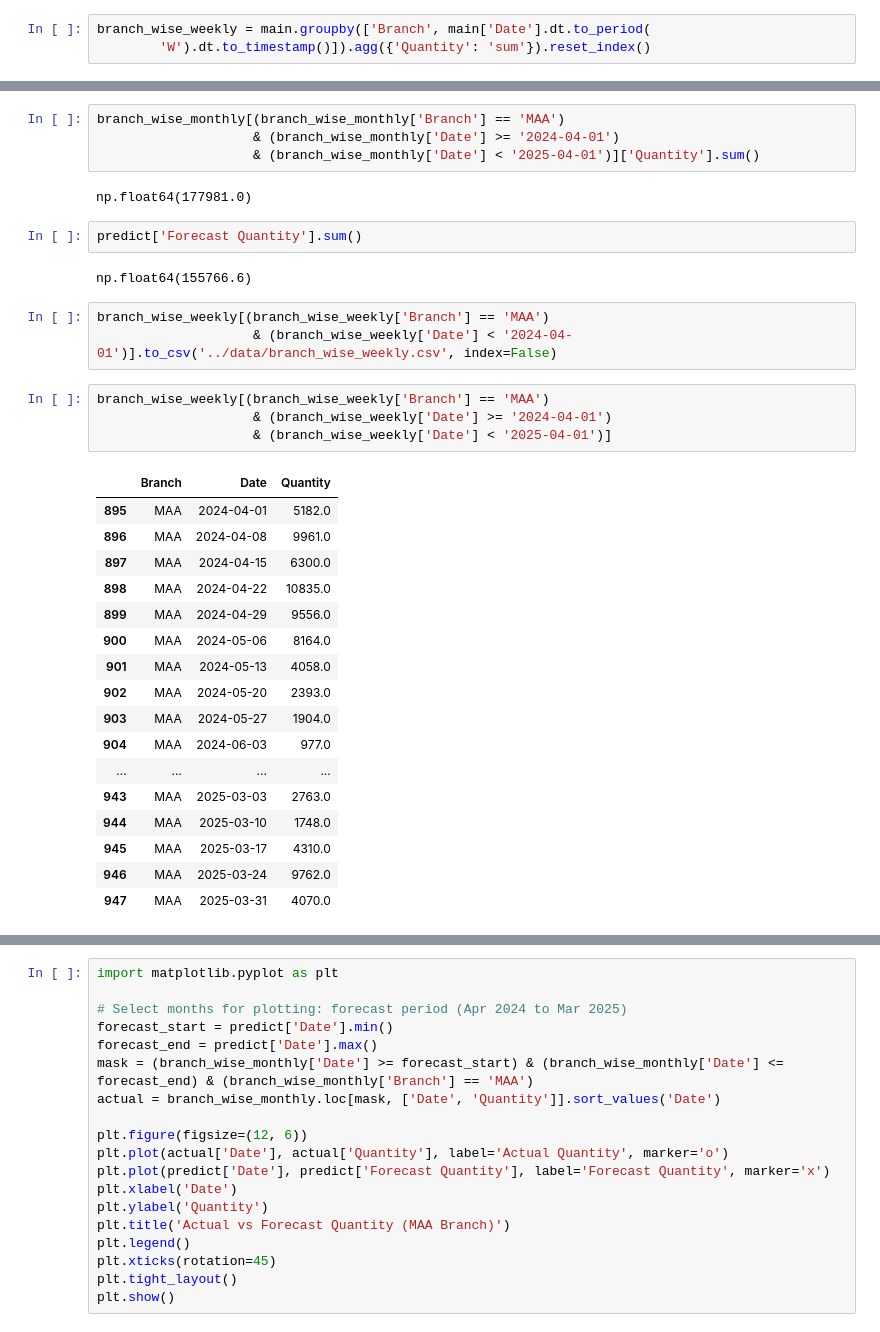
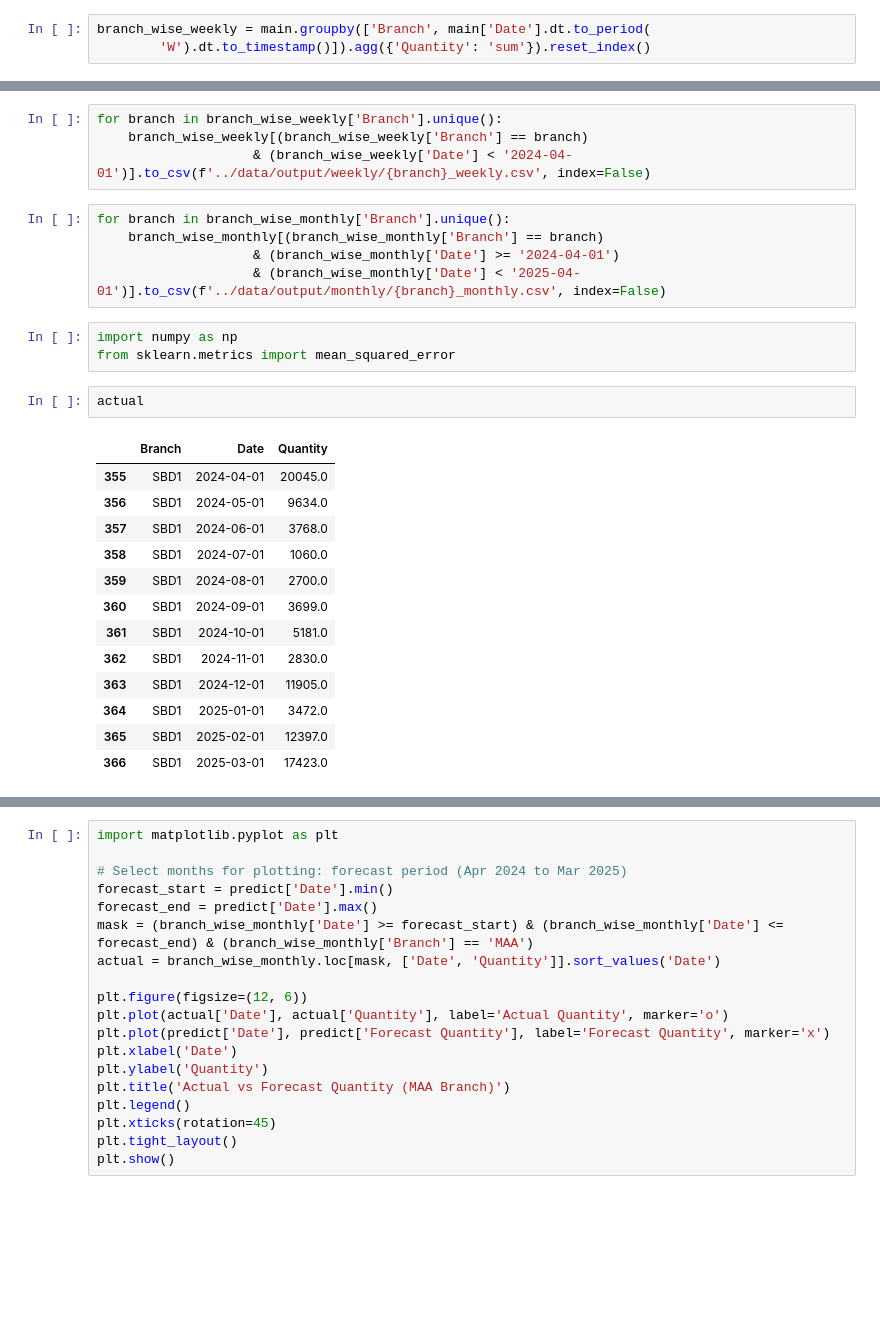
Before and after one commit to thesloppyguy/project_future_projection, a Jupyter notebook: rnd/FormulaWeight/1.ipynb, the cells around one changed output, grey strips where cells are left out. Cells and saved outputs as stored; diff of their text form; blank space fills up the shorter version.

```diff
--- a/rnd/FormulaWeight/1.ipynb
+++ b/rnd/FormulaWeight/1.ipynb
@@ -124,36 +113,29 @@ See the caveats in the documentation: https://pandas.pydata.org/pandas-docs/stab
-# %%
-branch_wise_monthly[(branch_wise_monthly['Branch'] == 'MAA')
-                    & (branch_wise_monthly['Date'] >= '2024-04-01')
-                    & (branch_wise_monthly['Date'] < '2025-04-01')]['Quantity'].sum()
-# %% [output]
-np.float64(177981.0)
-# %%
-predict['Forecast Quantity'].sum()
-# %% [output]
-np.float64(155766.6)
 # %%
-branch_wise_weekly[(branch_wise_weekly['Branch'] == 'MAA')
-                    & (branch_wise_weekly['Date'] < '2024-04-01')].to_csv('../data/branch_wise_weekly.csv', index=False)
+for branch in branch_wise_weekly['Branch'].unique():
+    branch_wise_weekly[(branch_wise_weekly['Branch'] == branch)
+                    & (branch_wise_weekly['Date'] < '2024-04-01')].to_csv(f'../data/output/weekly/{branch}_weekly.csv', index=False)
 # %%
-branch_wise_weekly[(branch_wise_weekly['Branch'] == 'MAA')
-                    & (branch_wise_weekly['Date'] >= '2024-04-01')
-                    & (branch_wise_weekly['Date'] < '2025-04-01')]
+for branch in branch_wise_monthly['Branch'].unique():
+    branch_wise_monthly[(branch_wise_monthly['Branch'] == branch)
+                    & (branch_wise_monthly['Date'] >= '2024-04-01')
+                    & (branch_wise_monthly['Date'] < '2025-04-01')].to_csv(f'../data/output/monthly/{branch}_monthly.csv', index=False)
-# %% [output]
-|  | Branch | Date | Quantity |
-| 895 | MAA | 2024-04-01 | 5182.0 |
-| 896 | MAA | 2024-04-08 | 9961.0 |
-| 897 | MAA | 2024-04-15 | 6300.0 |
-| 898 | MAA | 2024-04-22 | 10835.0 |
-| 899 | MAA | 2024-04-29 | 9556.0 |
-| 900 | MAA | 2024-05-06 | 8164.0 |
-| 901 | MAA | 2024-05-13 | 4058.0 |
-| 902 | MAA | 2024-05-20 | 2393.0 |
-| 903 | MAA | 2024-05-27 | 1904.0 |
-| 904 | MAA | 2024-06-03 | 977.0 |
-| ... | ... | ... | ... |
-| 943 | MAA | 2025-03-03 | 2763.0 |
-| 944 | MAA | 2025-03-10 | 1748.0 |
-| 945 | MAA | 2025-03-17 | 4310.0 |
-| 946 | MAA | 2025-03-24 | 9762.0 |
-| 947 | MAA | 2025-03-31 | 4070.0 |
+# %%
+import numpy as np
+from sklearn.metrics import mean_squared_error
+# %%
+actual
+# %% [output]
+|  | Branch | Date | Quantity |
+| 355 | SBD1 | 2024-04-01 | 20045.0 |
+| 356 | SBD1 | 2024-05-01 | 9634.0 |
+| 357 | SBD1 | 2024-06-01 | 3768.0 |
+| 358 | SBD1 | 2024-07-01 | 1060.0 |
+| 359 | SBD1 | 2024-08-01 | 2700.0 |
+| 360 | SBD1 | 2024-09-01 | 3699.0 |
+| 361 | SBD1 | 2024-10-01 | 5181.0 |
+| 362 | SBD1 | 2024-11-01 | 2830.0 |
+| 363 | SBD1 | 2024-12-01 | 11905.0 |
+| 364 | SBD1 | 2025-01-01 | 3472.0 |
+| 365 | SBD1 | 2025-02-01 | 12397.0 |
+| 366 | SBD1 | 2025-03-01 | 17423.0 |
 # %%
```
Also changed, not shown: parts of 5 cells of this notebook, 15 other files.
